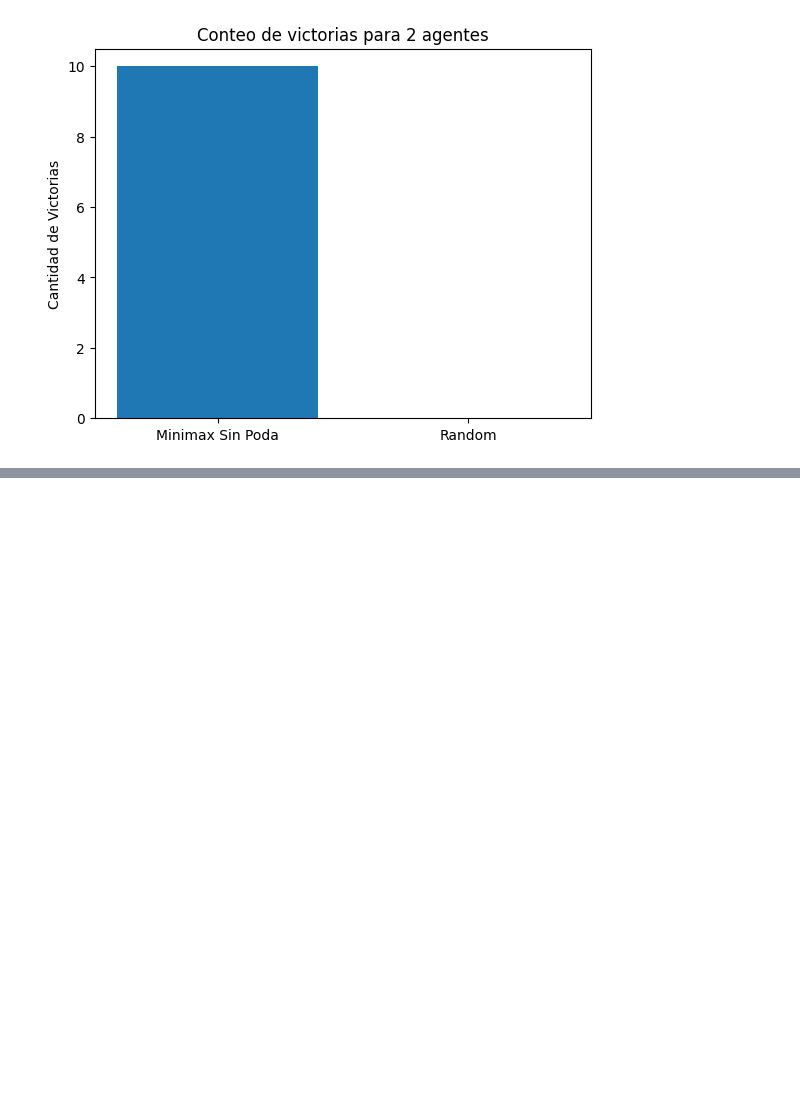
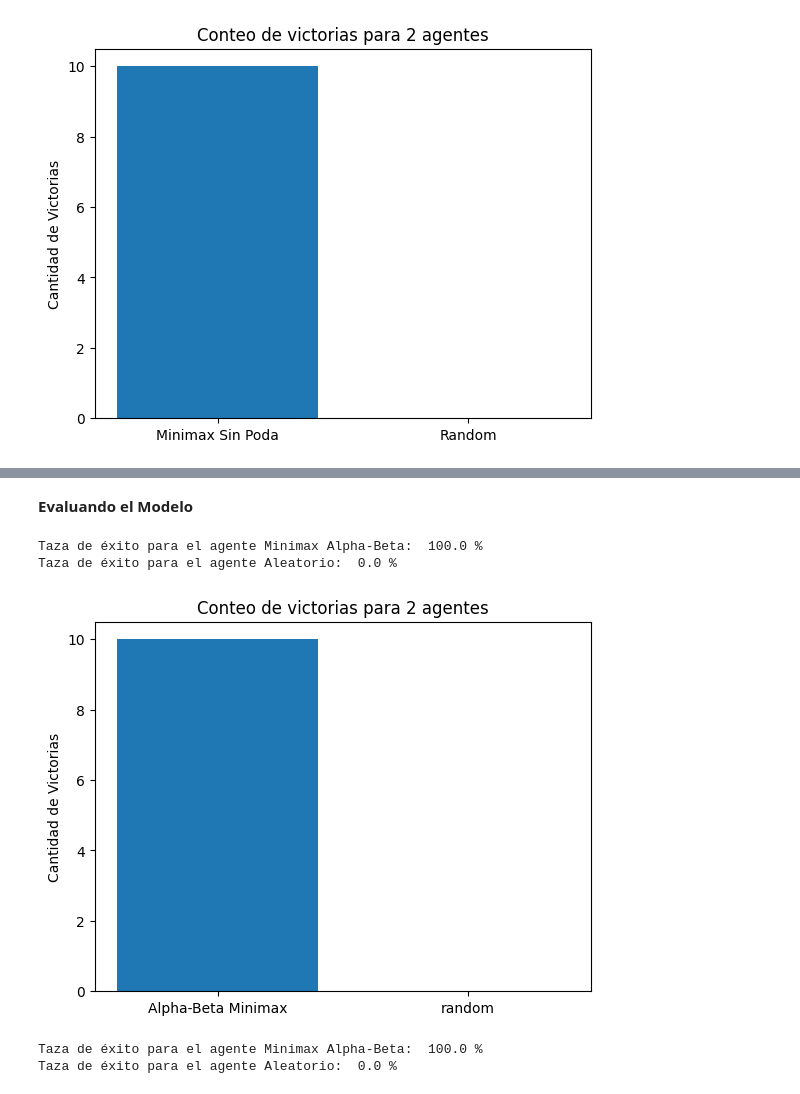
Before and after one commit to LeivaDiego/Laboratorio7_IA, a Jupyter notebook: src/connect4_TDlearning.ipynb, the cells around one changed output, grey strips where cells are left out. Saved outputs shown, nothing was run; the diff lists cells and outputs as text; code cells hidden in the pictures; blank space fills up the shorter version.

Commit message:
Minimax with Alpha Beta pruning
First Version

```diff
--- a/src/connect4_TDlearning.ipynb
+++ b/src/connect4_TDlearning.ipynb
@@ -294,0 +710,23 @@ plot_win_count(win_rate_1, "Minimax Sin Poda", win_rate_2, "Negamax", 10)
+# %% [markdown]
+**Evaluando el Modelo**
+# %%
+# Mostrar los resultados
+win_rate_1, win_rate_2 = win_rate(evaluate("connectx", [minimax_agent_alpha_beta, "random"], num_episodes=10))
+print("Taza de éxito para el agente Minimax Alpha-Beta: ", win_rate_1, "%")
+print("Taza de éxito para el agente Aleatorio: ", win_rate_2, "%")
+# %% [output]
+Taza de éxito para el agente Minimax Alpha-Beta:  100.0 %
+Taza de éxito para el agente Aleatorio:  0.0 %
+# %%
+# Graficar los resultados
+plot_win_count(win_rate_1, "Alpha-Beta Minimax", win_rate_2, "random", 10)
+# %% [output]
+[figure, added]
+# %%
+# Mostrar los resultados
+win_rate_1, win_rate_2 = win_rate(evaluate("connectx", [minimax_agent_alpha_beta, "negamax"], num_episodes=10))
+print("Taza de éxito para el agente Minimax Alpha-Beta: ", win_rate_1, "%")
+print("Taza de éxito para el agente Aleatorio: ", win_rate_2, "%")
+# %% [output]
+Taza de éxito para el agente Minimax Alpha-Beta:  100.0 %
+Taza de éxito para el agente Aleatorio:  0.0 %
```
Also changed, not shown: parts of 12 cells of this notebook.
